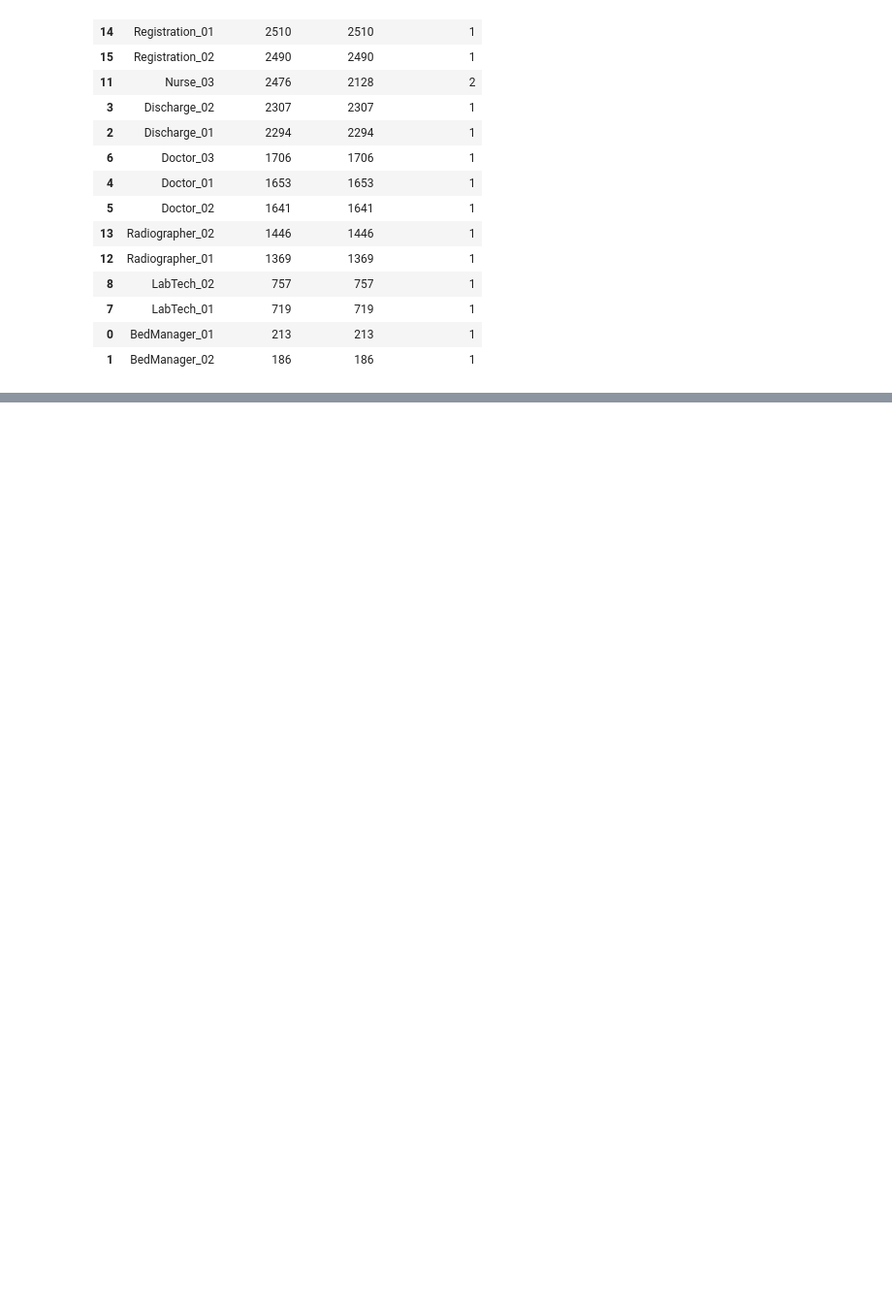
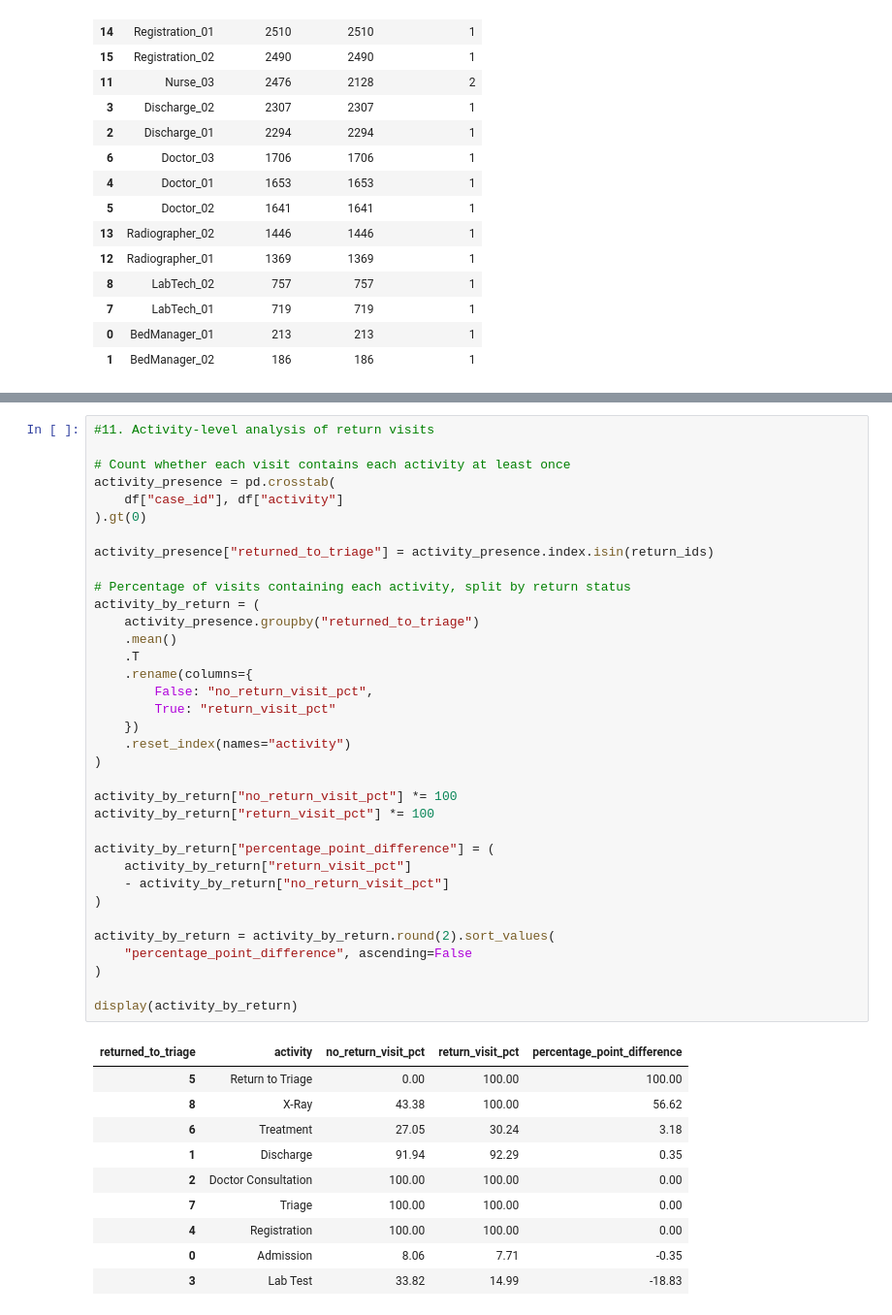
Before and after one commit to Fathima-1424/CareFlow-Clinical-Pathway, a Jupyter notebook: EDA.ipynb, the cells around one changed output, grey strips where cells are left out. Shown at 97% size. Drawn from its saved outputs; the diff is of its cells as text; blank space fills up the shorter version.

```diff
--- a/EDA.ipynb
+++ b/EDA.ipynb
@@ -664,0 +685,46 @@ display(resource_workload.head(20))
+# %%
+#11. Activity-level analysis of return visits
+
+# Count whether each visit contains each activity at least once
+activity_presence = pd.crosstab(
+    df["case_id"], df["activity"]
+).gt(0)
+
+activity_presence["returned_to_triage"] = activity_presence.index.isin(return_ids)
+
+# Percentage of visits containing each activity, split by return status
+activity_by_return = (
+    activity_presence.groupby("returned_to_triage")
+    .mean()
+    .T
+    .rename(columns={
+        False: "no_return_visit_pct",
+        True: "return_visit_pct"
+    })
+    .reset_index(names="activity")
+)
+
+activity_by_return["no_return_visit_pct"] *= 100
+activity_by_return["return_visit_pct"] *= 100
+
+activity_by_return["percentage_point_difference"] = (
+    activity_by_return["return_visit_pct"]
+    - activity_by_return["no_return_visit_pct"]
+)
+
+activity_by_return = activity_by_return.round(2).sort_values(
+    "percentage_point_difference", ascending=False
+)
+
+display(activity_by_return)
+# %% [output]
+| returned_to_triage | activity | no_return_visit_pct | return_visit_pct | percentage_point_difference |
+| 5 | Return to Triage | 0.00 | 100.00 | 100.00 |
+| 8 | X-Ray | 43.38 | 100.00 | 56.62 |
+| 6 | Treatment | 27.05 | 30.24 | 3.18 |
+| 1 | Discharge | 91.94 | 92.29 | 0.35 |
+| 2 | Doctor Consultation | 100.00 | 100.00 | 0.00 |
+| 7 | Triage | 100.00 | 100.00 | 0.00 |
+| 4 | Registration | 100.00 | 100.00 | 0.00 |
+| 0 | Admission | 8.06 | 7.71 | -0.35 |
+| 3 | Lab Test | 33.82 | 14.99 | -18.83 |
```
Also changed, not shown: parts of 4 cells of this notebook, 11 other files.
